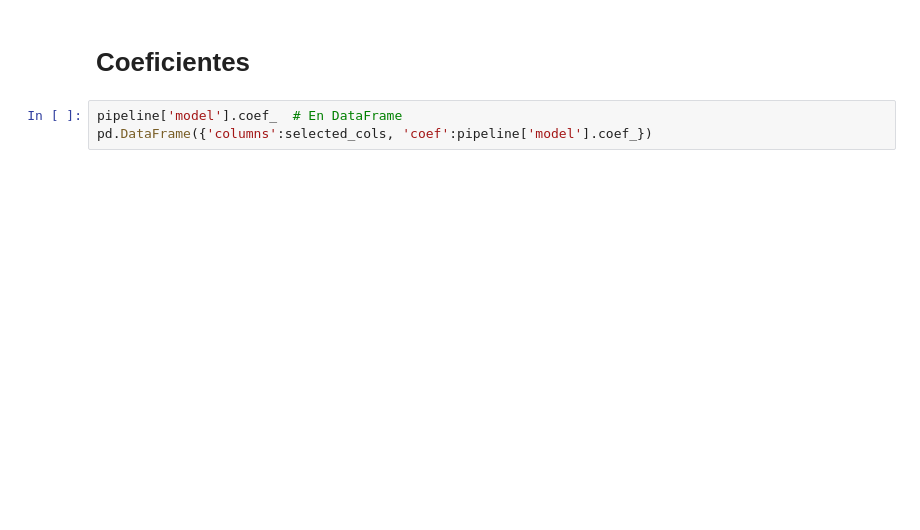
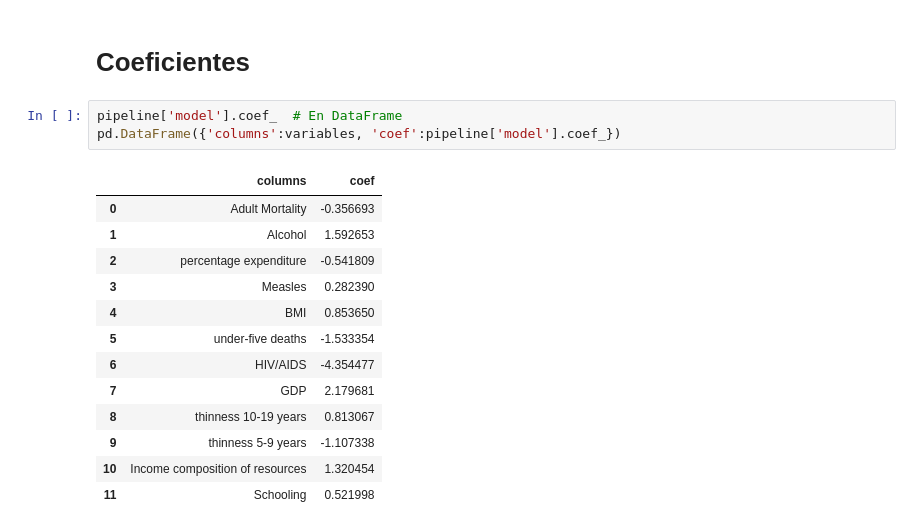
Before and after one commit to jscabraWork/Lab3, a Jupyter notebook: notebook.ipynb, the cells around one changed output. Cells and saved outputs as stored; diff of their text form; blank space fills up the shorter version.

```diff
--- a/notebook.ipynb
+++ b/notebook.ipynb
@@ -500,4 +496,18 @@ RuntimeError: Given feature/column names do not match the ones for the data give
 # Coeficientes
 # %%
 pipeline['model'].coef_  # En DataFrame
-pd.DataFrame({'columns':selected_cols, 'coef':pipeline['model'].coef_})
+pd.DataFrame({'columns':variables, 'coef':pipeline['model'].coef_})
+# %% [output]
+|  | columns | coef |
+| 0 | Adult Mortality | -0.356693 |
+| 1 | Alcohol | 1.592653 |
+| 2 | percentage expenditure | -0.541809 |
+| 3 | Measles | 0.282390 |
+| 4 | BMI | 0.853650 |
+| 5 | under-five deaths | -1.533354 |
+| 6 | HIV/AIDS | -4.354477 |
+| 7 | GDP | 2.179681 |
+| 8 | thinness 10-19 years | 0.813067 |
+| 9 | thinness 5-9 years | -1.107338 |
+| 10 | Income composition of resources | 1.320454 |
+| 11 | Schooling | 0.521998 |
```
Also changed, not shown: parts of 15 cells of this notebook, 9 other files.
